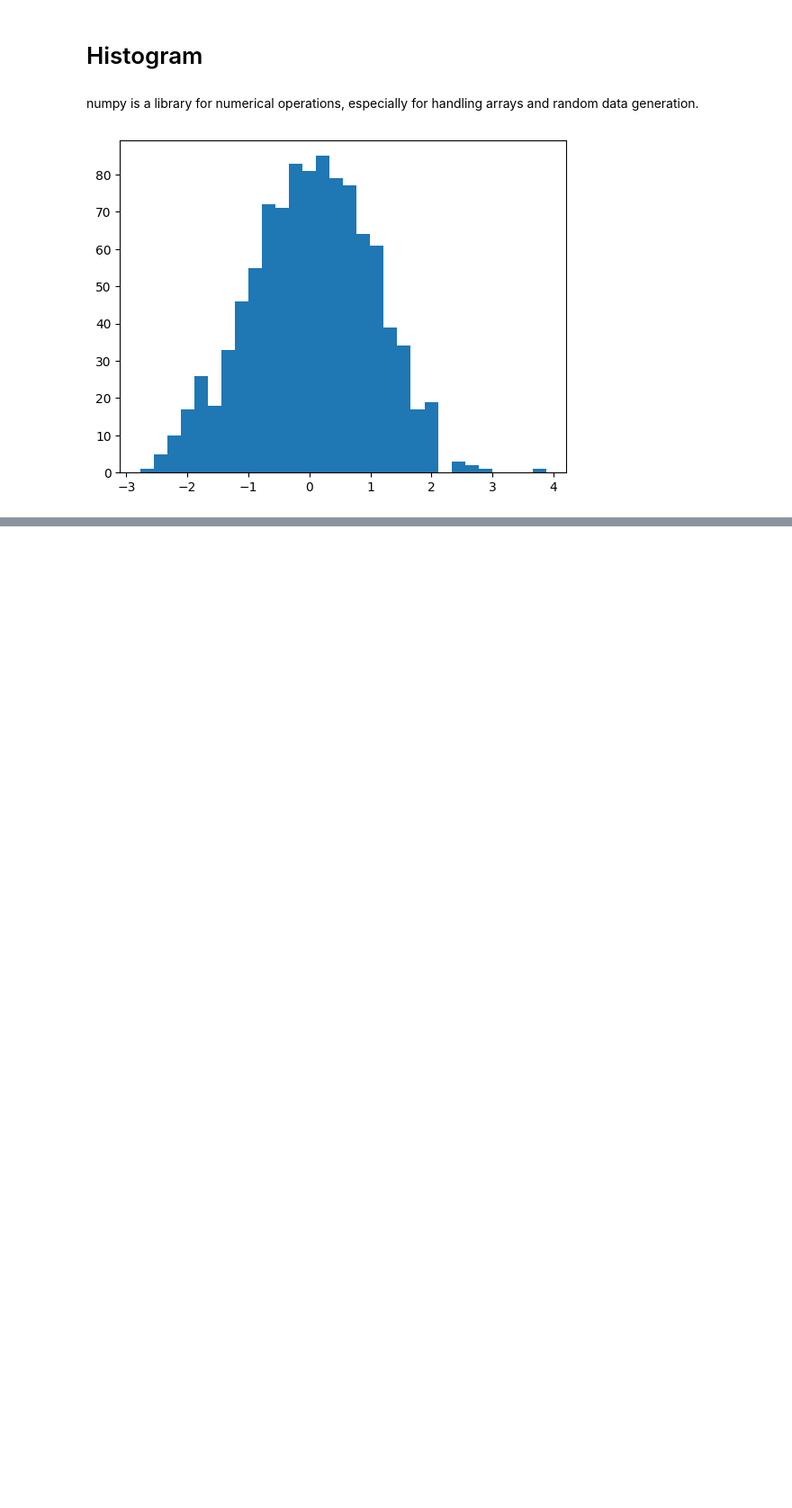
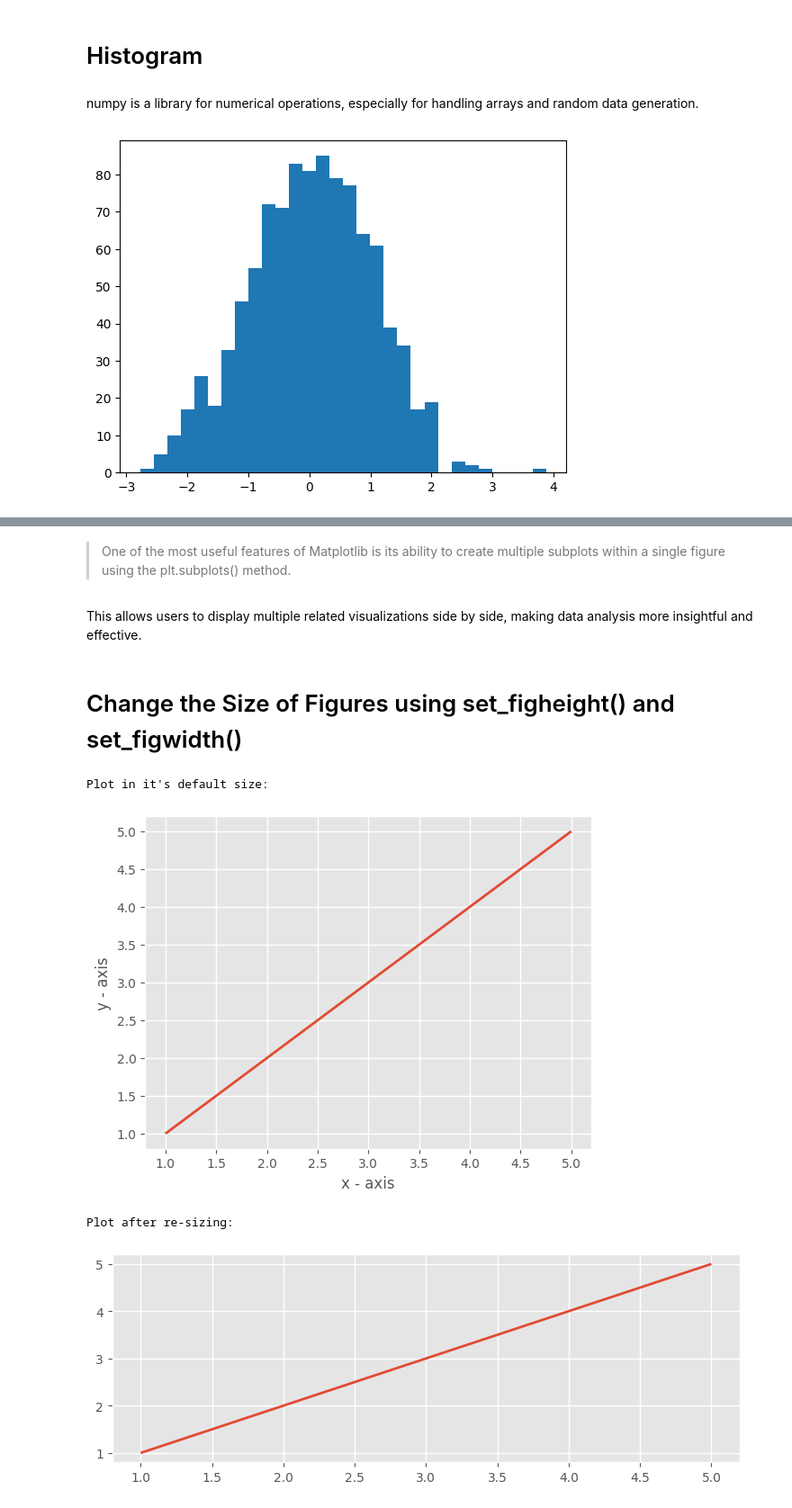
Before and after one commit to ngzhiwei517/NLP, a Jupyter notebook: Matplotlib.ipynb, the cells around one changed output, grey strips where cells are left out. Shown: that part at 90% size. Saved outputs shown, nothing was run; the diff lists cells and outputs as text; code cells hidden in the pictures; blank space fills up the shorter version.

```diff
--- a/Matplotlib.ipynb
+++ b/Matplotlib.ipynb
@@ -356,0 +370,39 @@ plt.show()
+# %% [markdown]
+
+
+>  One of the most useful features of Matplotlib is its ability to create multiple subplots within a single figure using the plt.subplots() method.
+# %% [markdown]
+This allows users to display multiple related visualizations side by side, making data analysis more insightful and effective.
+# %% [markdown]
+# Change the Size of Figures using set_figheight() and set_figwidth()
+# %%
+import matplotlib.pyplot as plt
+
+# values on x-axis
+x = [1, 2, 3, 4, 5]
+# values on y-axis
+y = [1, 2, 3, 4, 5]
+
+# naming the x and y axis
+plt.xlabel('x - axis')
+plt.ylabel('y - axis')
+
+# plotting a line plot with it's default size
+print("Plot in it's default size: ")
+plt.plot(x, y)
+plt.show()
+
+# plotting a line plot after changing it's width and height
+f = plt.figure()
+f.set_figwidth(9)    # Set width to 9 inches
+f.set_figheight(3)   # Set height to 1 inch
+
+
+print("Plot after re-sizing: ")
+plt.plot(x, y)
+plt.show()
+# %% [output]
+Plot in it's default size:
+[figure, added]
+Plot after re-sizing:
+[figure, added]
```
Also changed, not shown: parts of 12 cells of this notebook.
